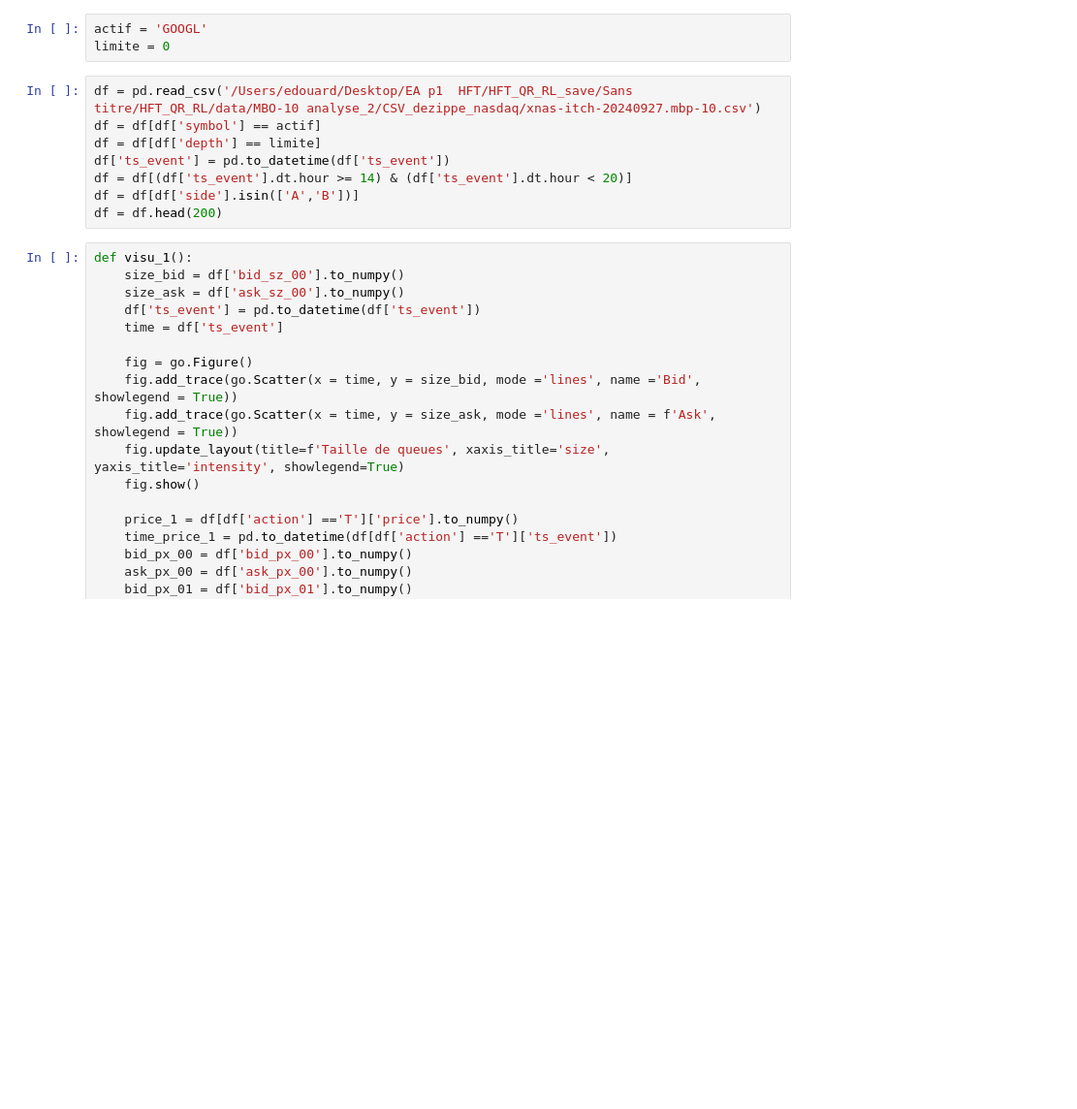
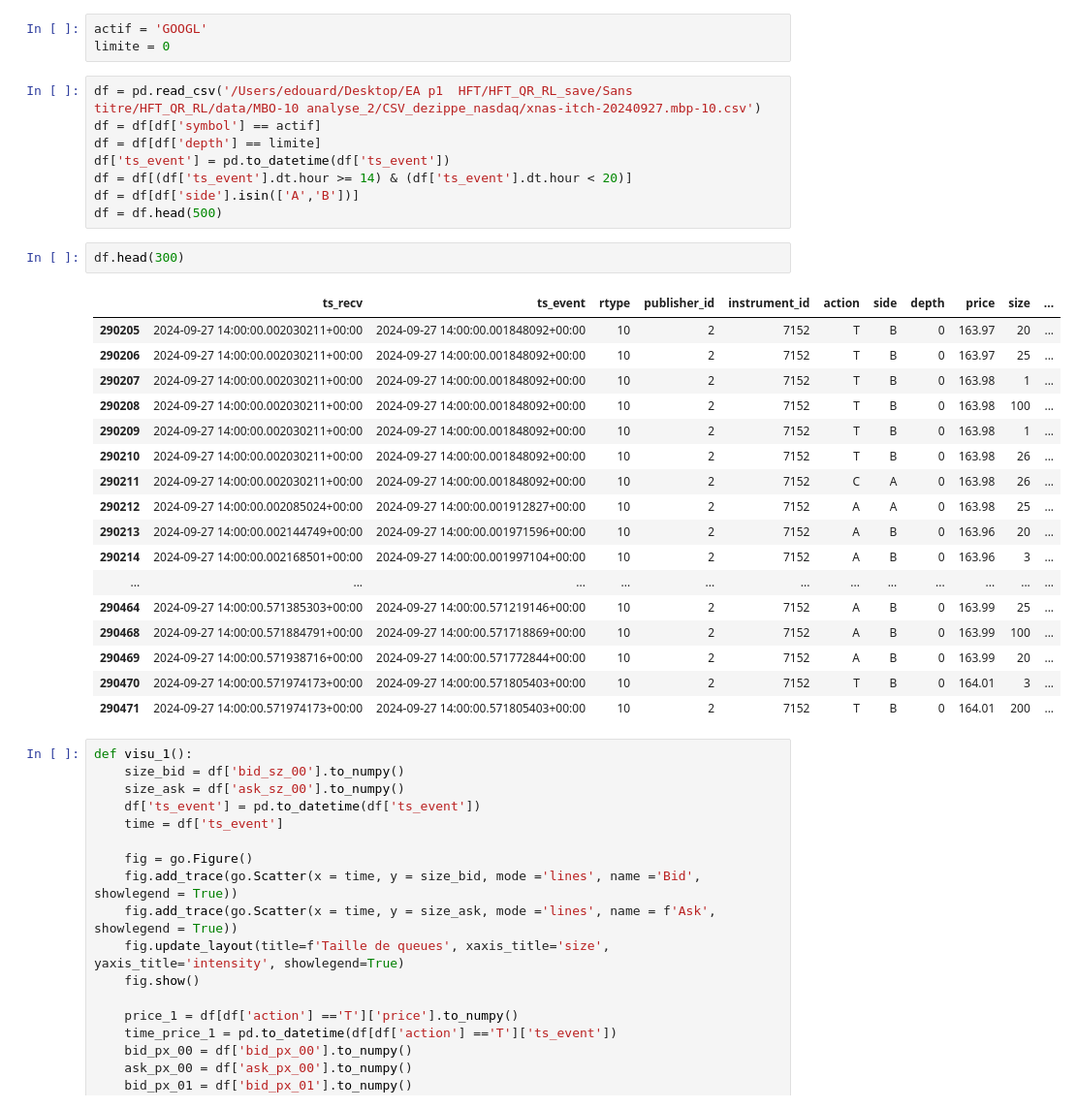
Before and after one commit to janisaiad/HFT_QR_RL, a Jupyter notebook: data/MBO-10 analyse_2/Notebook/WALA copy.ipynb, the cells around one changed output. Shown at 97% size. Cells and saved outputs as stored; diff of their text form; blank space fills up the shorter version.

```diff
--- a/data/MBO-10 analyse_2/Notebook/WALA copy.ipynb
+++ b/data/MBO-10 analyse_2/Notebook/WALA copy.ipynb
@@ -21,7 +21,27 @@ df = df[df['depth'] == limite]
 df['ts_event'] = pd.to_datetime(df['ts_event'])
 df = df[(df['ts_event'].dt.hour >= 14) & (df['ts_event'].dt.hour < 20)]
 df = df[df['side'].isin(['A','B'])]
-df = df.head(200)
+df = df.head(500)
+# %%
+df.head(300)
+# %% [output]
+|  | ts_recv | ts_event | rtype | publisher_id | instrument_id | action | side | depth | price | size | ... |
+| 290205 | 2024-09-27 14:00:00.002030211+00:00 | 2024-09-27 14:00:00.001848092+00:00 | 10 | 2 | 7152 | T | B | 0 | 163.97 | 20 | ... |
+| 290206 | 2024-09-27 14:00:00.002030211+00:00 | 2024-09-27 14:00:00.001848092+00:00 | 10 | 2 | 7152 | T | B | 0 | 163.97 | 25 | ... |
+| 290207 | 2024-09-27 14:00:00.002030211+00:00 | 2024-09-27 14:00:00.001848092+00:00 | 10 | 2 | 7152 | T | B | 0 | 163.98 | 1 | ... |
+| 290208 | 2024-09-27 14:00:00.002030211+00:00 | 2024-09-27 14:00:00.001848092+00:00 | 10 | 2 | 7152 | T | B | 0 | 163.98 | 100 | ... |
+| 290209 | 2024-09-27 14:00:00.002030211+00:00 | 2024-09-27 14:00:00.001848092+00:00 | 10 | 2 | 7152 | T | B | 0 | 163.98 | 1 | ... |
+| 290210 | 2024-09-27 14:00:00.002030211+00:00 | 2024-09-27 14:00:00.001848092+00:00 | 10 | 2 | 7152 | T | B | 0 | 163.98 | 26 | ... |
+| 290211 | 2024-09-27 14:00:00.002030211+00:00 | 2024-09-27 14:00:00.001848092+00:00 | 10 | 2 | 7152 | C | A | 0 | 163.98 | 26 | ... |
+| 290212 | 2024-09-27 14:00:00.002085024+00:00 | 2024-09-27 14:00:00.001912827+00:00 | 10 | 2 | 7152 | A | A | 0 | 163.98 | 25 | ... |
+| 290213 | 2024-09-27 14:00:00.002144749+00:00 | 2024-09-27 14:00:00.001971596+00:00 | 10 | 2 | 7152 | A | B | 0 | 163.96 | 20 | ... |
+| 290214 | 2024-09-27 14:00:00.002168501+00:00 | 2024-09-27 14:00:00.001997104+00:00 | 10 | 2 | 7152 | A | B | 0 | 163.96 | 3 | ... |
+| ... | ... | ... | ... | ... | ... | ... | ... | ... | ... | ... | ... |
+| 290464 | 2024-09-27 14:00:00.571385303+00:00 | 2024-09-27 14:00:00.571219146+00:00 | 10 | 2 | 7152 | A | B | 0 | 163.99 | 25 | ... |
+| 290468 | 2024-09-27 14:00:00.571884791+00:00 | 2024-09-27 14:00:00.571718869+00:00 | 10 | 2 | 7152 | A | B | 0 | 163.99 | 100 | ... |
+| 290469 | 2024-09-27 14:00:00.571938716+00:00 | 2024-09-27 14:00:00.571772844+00:00 | 10 | 2 | 7152 | A | B | 0 | 163.99 | 20 | ... |
+| 290470 | 2024-09-27 14:00:00.571974173+00:00 | 2024-09-27 14:00:00.571805403+00:00 | 10 | 2 | 7152 | T | B | 0 | 164.01 | 3 | ... |
+| 290471 | 2024-09-27 14:00:00.571974173+00:00 | 2024-09-27 14:00:00.571805403+00:00 | 10 | 2 | 7152 | T | B | 0 | 164.01 | 200 | ... |
 # %%
 def visu_1():
     size_bid = df['bid_sz_00'].to_numpy()
```
Also changed, not shown: 17 other files.
